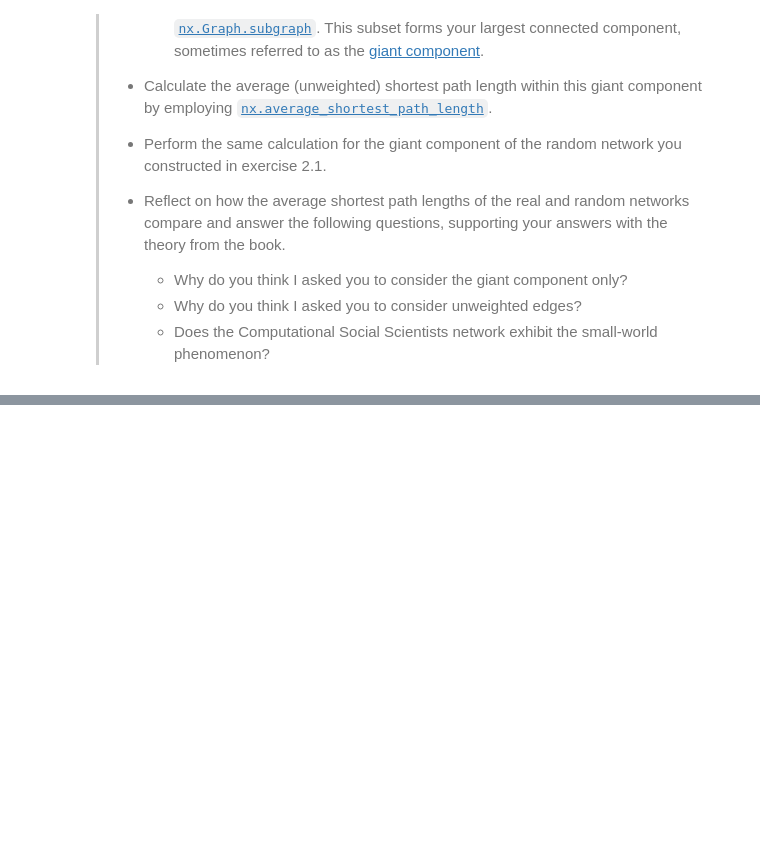
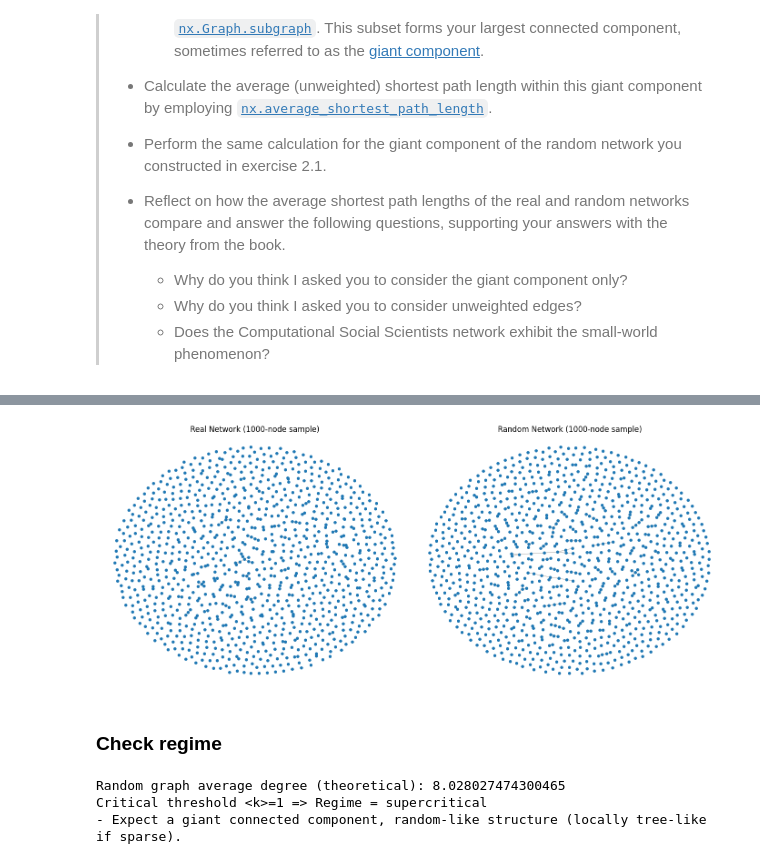
Before and after one commit to Mikel-Yu/comsocsci2026_private, a Jupyter notebook: lectures/Week5.ipynb, the cells around one changed output, grey strips where cells are left out. Cells and saved outputs as stored; diff of their text form; code cells hidden in the pictures; blank space fills up the shorter version.

```diff
--- a/lectures/Week5.ipynb
+++ b/lectures/Week5.ipynb
@@ -534,0 +589,16 @@ YouTubeVideo("jHdnehLku54",width=800, height=450)
+# %%
+# Code cell
+n = G_real.number_of_nodes()
+m = G_real.number_of_edges()
+
+# For undirected simple graph expected edges in G(n,p): E[m] = p * n*(n-1)/2
+p = (2.0 * m) / (n * (n - 1))
+
+# Average degree (theoretical for G(n,p)): <k> = p*(n-1)  (also 2m/n empirical)
+avg_degree_theoretical = p * (n - 1)
+avg_degree_empirical = 2.0 * m / n
+
+print(f"n = {n}, m = {m}")
+print(f"p (matching expected edges) = {p:.5e}")
+print(f"theoretical <k> = {avg_degree_theoretical:.4f}")
+print(f"empirical <k> = {avg_degree_empirical:.4f}  (2m/n)")
@@ -534,0 +642,57 @@ YouTubeVideo("jHdnehLku54",width=800, height=450)
+# %%
+# Number of nodes to visualize
+k = 1000
+
+# Sample same number of nodes from each network
+subset_real = np.random.choice(list(G_real.nodes()), size=k, replace=False)
+subset_rand = np.random.choice(list(G_rand.nodes()), size=k, replace=False)
+
+G_real_small = G_real.subgraph(subset_real)
+G_rand_small = G_rand.subgraph(subset_rand)
+
+plt.figure(figsize=(14,6))
+
+# --- Real network ---
+plt.subplot(1,2,1)
+pos_real = nx.spring_layout(G_real_small, seed=1)
+nx.draw(G_real_small, pos_real,
+        node_size=15,
+        edge_color="gray",
+        width=0.5)
+plt.title("Real Network (1000-node sample)")
+plt.axis("off")
+
+# --- Random network ---
+plt.subplot(1,2,2)
+pos_rand = nx.spring_layout(G_rand_small, seed=1)
+nx.draw(G_rand_small, pos_rand,
+        node_size=15,
+        edge_color="gray",
+        width=0.5)
+plt.title("Random Network (1000-node sample)")
+plt.axis("off")
+
+plt.tight_layout()
+plt.show()
+# %% [output]
+[figure, added]
+# %% [markdown]
+### Check regime
+# %%
+# Critical point for emergence of giant component in G(n,p) is <k> = 1 (i.e., p*(n-1) = 1)
+critical_threshold = 1.0
+k_rand = avg_degree_theoretical
+regime = "supercritical" if k_rand > critical_threshold else ("critical" if np.isclose(k_rand, 1) else "subcritical")
+
+print("Random graph average degree (theoretical):", k_rand)
+print("Critical threshold <k>=1 =>", "Regime =", regime)
+if regime == "subcritical":
+    print("- Expect many small components, no giant component.")
+elif regime == "critical":
+    print("- Expect emergence of giant component (phase transition).")
+else:
+    print("- Expect a giant connected component, random-like structure (locally tree-like if sparse).")
+# %% [output]
+Random graph average degree (theoretical): 8.028027474300465
+Critical threshold <k>=1 => Regime = supercritical
+- Expect a giant connected component, random-like structure (locally tree-like if sparse).
```
Also changed, not shown: parts of 8 cells of this notebook, 18 other files.
